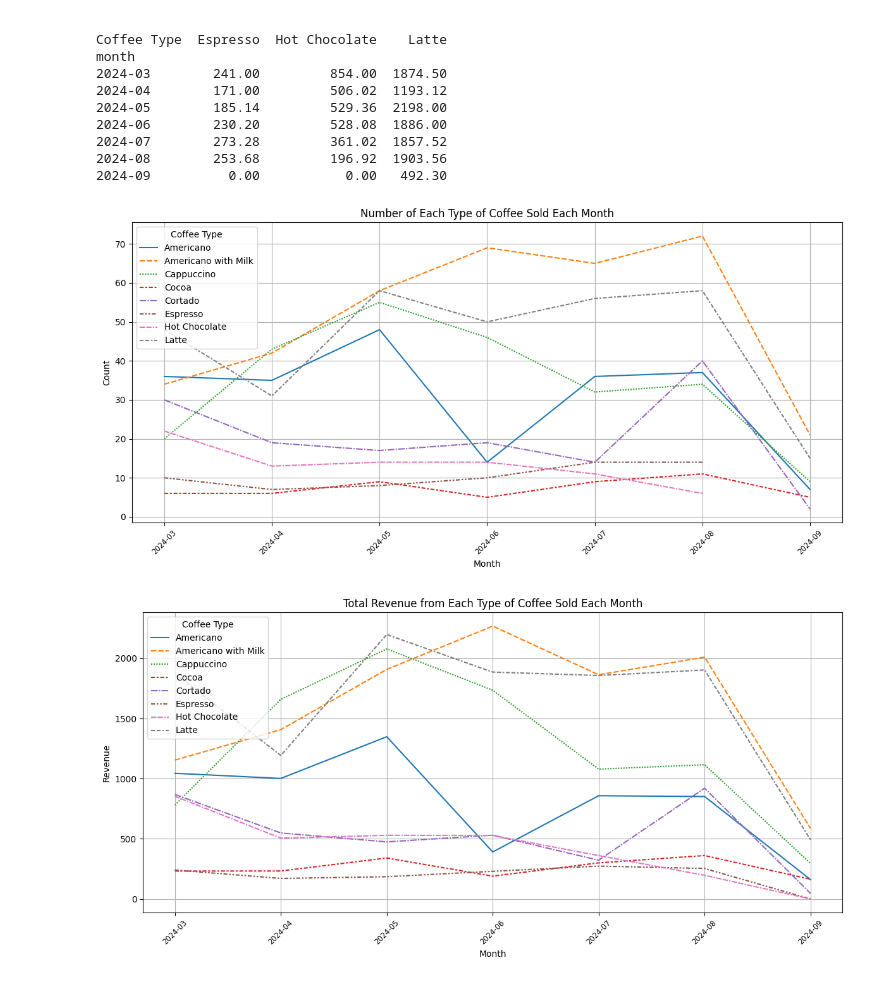
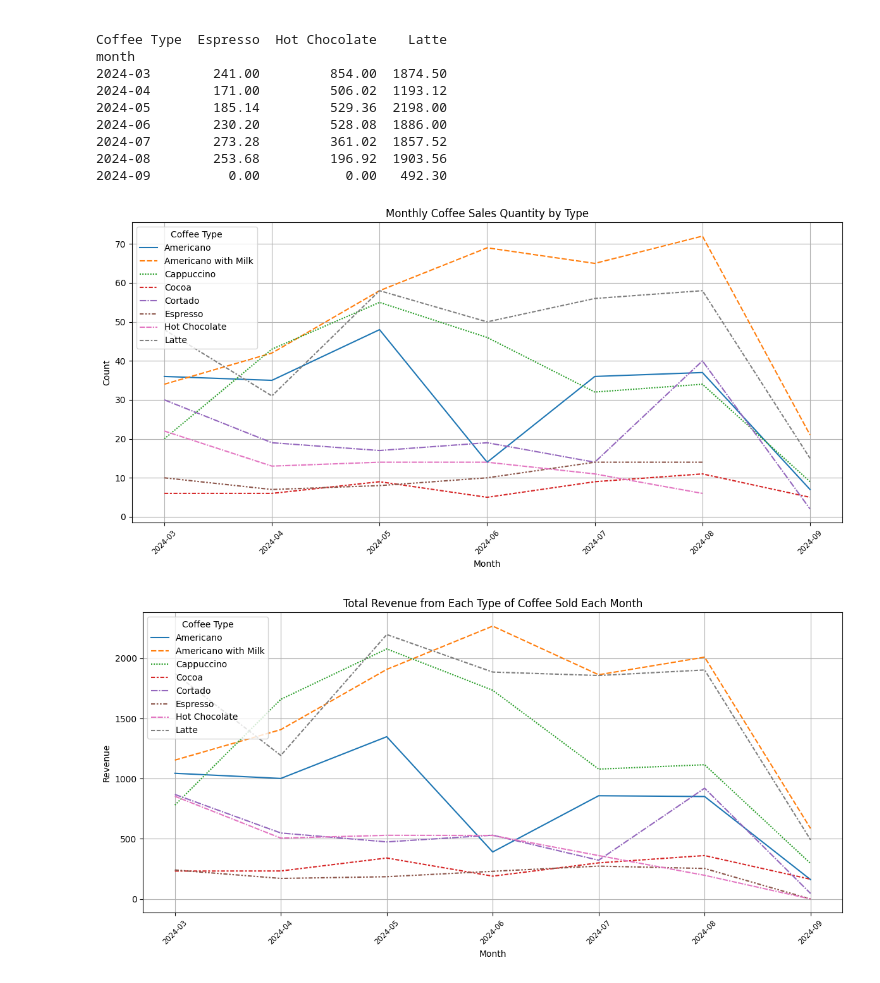
Before and after one commit to Viktoriia-Shalaieva/Coffee_Sales_Data_Analysis, a Jupyter notebook: Python/coffee_sales.ipynb, the cells around one changed output. Saved outputs shown, nothing was run; the diff lists cells and outputs as text; code cells hidden in the pictures.

```diff
--- a/Python/coffee_sales.ipynb
+++ b/Python/coffee_sales.ipynb
@@ -751,19 +751,19 @@ month
 # %%
 # Make sure 'month' is set as the index for the pivot table
 monthly_coffee_qty_pivot.set_index('month', inplace=True)
 
 plt.figure(figsize=(12, 6))
 sns.lineplot(data=monthly_coffee_qty_pivot)
-plt.title('Number of Each Type of Coffee Sold Each Month')
+plt.title('Monthly Coffee Sales Quantity by Type')
 plt.xlabel('Month')
 plt.ylabel('Count')
 plt.legend(title='Coffee Type', loc='upper left')
 plt.xticks(ticks=range(len(monthly_coffee_qty_pivot.index)), labels=monthly_coffee_qty_pivot.index, rotation=45, size='small')
 plt.grid(True)
 plt.tight_layout()
 plt.show()
 # %% [output]
-[figure, old version]
+[figure, new version]
 # %%
 plt.figure(figsize=(12, 6))
 sns.lineplot(data=monthly_coffee_sales_pivot)
```
Also changed, not shown: parts of 1 cell of this notebook.
